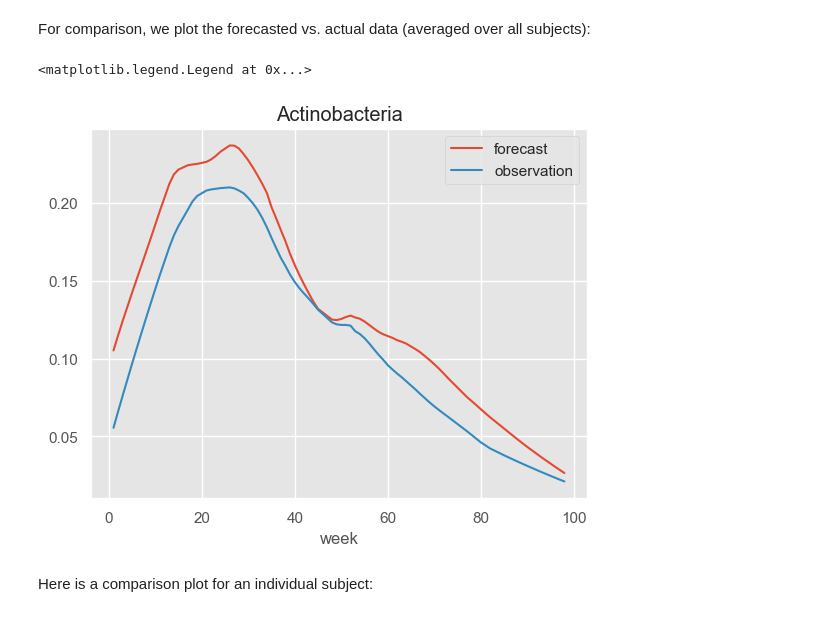
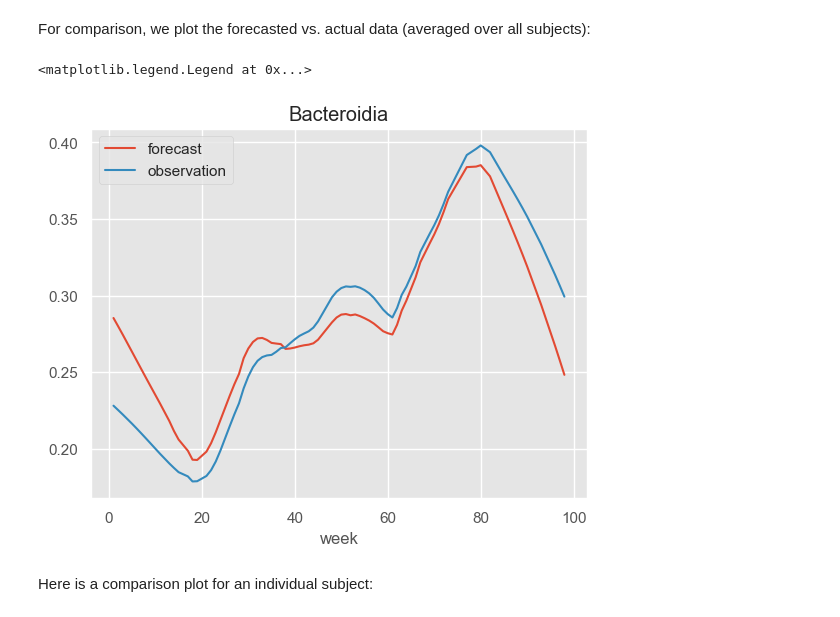
Before and after one commit to zeroknowledgediscovery/qbiome, a Jupyter notebook: examples/basic-example.ipynb, the cells around one changed output. Saved outputs shown, nothing was run; the diff lists cells and outputs as text; code cells hidden in the pictures.

```diff
--- a/examples/basic-example.ipynb
+++ b/examples/basic-example.ipynb
@@ -218,36 +219,36 @@ For comparison, we plot the forecasted vs. actual data (averaged over all subjec
 # %%
 DF_pop = DF.groupby(["variable", "week"]).mean(numeric_only=True).reset_index()
 DF_data = data.groupby(["variable", "week"]).mean(numeric_only=True).reset_index()
 
 DF_pop_smooth = qsmooth(
     DF_pop,
     index="week",
     columns="variable",
     normalize=False,
     alpha=0.99,
     interpolate=False,
     lowess_fraction=0.3,
 )
 
 # DF_data_smooth
 DF_data_smooth = qsmooth(
     DF_data,
     index="week",
     columns="variable",
     normalize=False,
     alpha=0.99,
     interpolate=False,
     lowess_fraction=0.3,
 )
 
 
-ax = DF_pop_smooth.Actinobacteria.plot(label="forecast")
-DF_data_smooth.Actinobacteria.plot(ax=ax, label="observation")
-ax.set_title("Actinobacteria")
+ax = DF_pop_smooth.Bacteroidia.plot(label="forecast")
+DF_data_smooth.Bacteroidia.plot(ax=ax, label="observation")
+ax.set_title("Bacteroidia")
 ax.legend()
 # %% [output]
 <matplotlib.legend.Legend at 0x...>
-[figure, old version]
+[figure, new version]
 # %% [markdown]
 Here is a comparison plot for an individual subject:
 # %%
```
Also changed, not shown: parts of 18 cells of this notebook.
